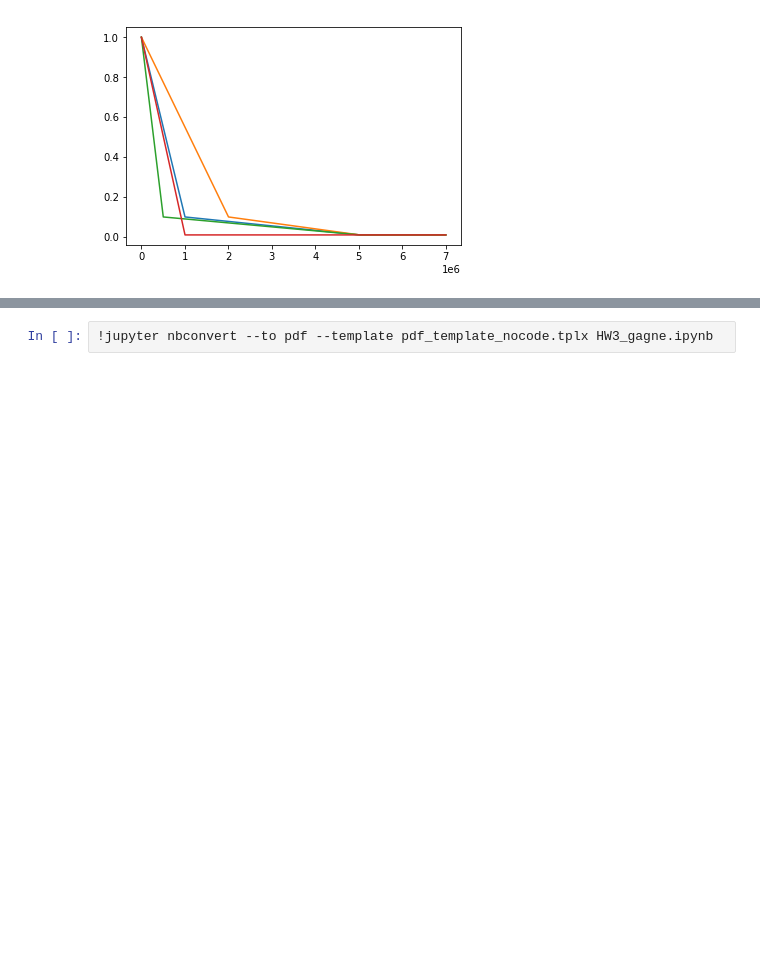
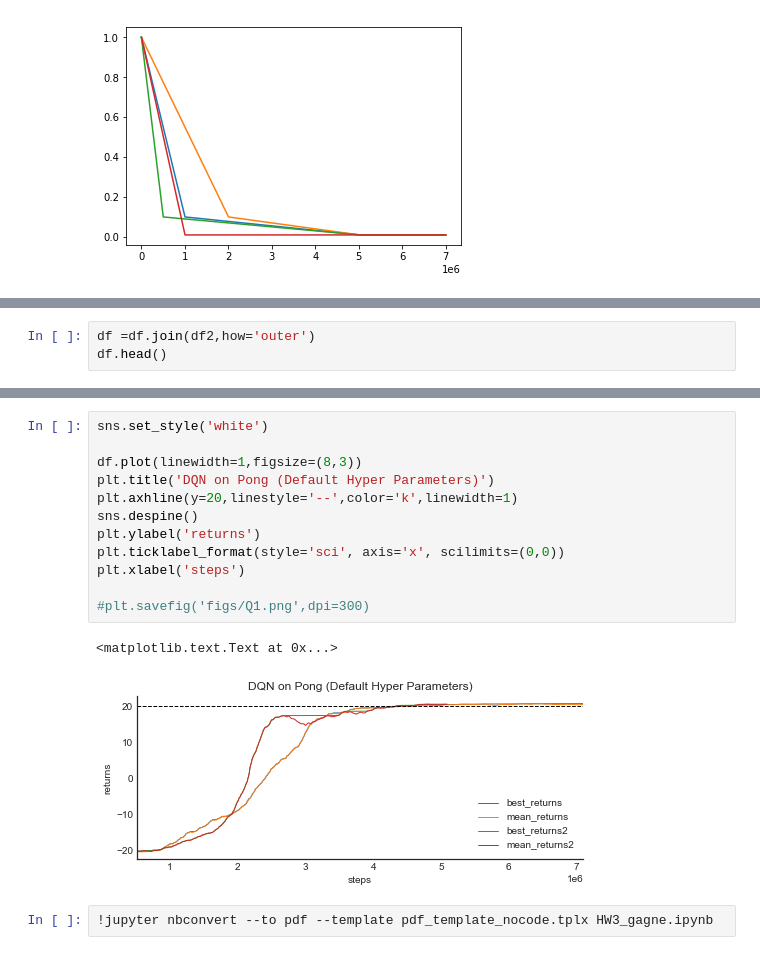
Before and after one commit to crgagne/class_deepRL, a Jupyter notebook: hw3_gagne/HW3_gagne.ipynb, the cells around one changed output, grey strips where cells are left out. Drawn from its saved outputs; the diff is of its cells as text; blank space fills up the shorter version.

```diff
--- a/hw3_gagne/HW3_gagne.ipynb
+++ b/hw3_gagne/HW3_gagne.ipynb
@@ -112,0 +138,3 @@ plt.ticklabel_format(style='sci', axis='x', scilimits=(0,0))
+# %%
+df =df.join(df2,how='outer')
+df.head()
@@ -113,3 +149,18 @@ plt.ticklabel_format(style='sci', axis='x', scilimits=(0,0))
+# %%
+sns.set_style('white')
+
+df.plot(linewidth=1,figsize=(8,3))
+plt.title('DQN on Pong (Default Hyper Parameters)')
+plt.axhline(y=20,linestyle='--',color='k',linewidth=1)
+sns.despine()
+plt.ylabel('returns')
+plt.ticklabel_format(style='sci', axis='x', scilimits=(0,0))
+plt.xlabel('steps')
+
+#plt.savefig('figs/Q1.png',dpi=300)
+# %% [output]
+<matplotlib.text.Text at 0x...>
+[figure, added]
 # %%
 !jupyter nbconvert --to pdf --template pdf_template_nocode.tplx HW3_gagne.ipynb
 # %% [output]
```
Also changed, not shown: parts of 3 cells of this notebook, 1 other file.
